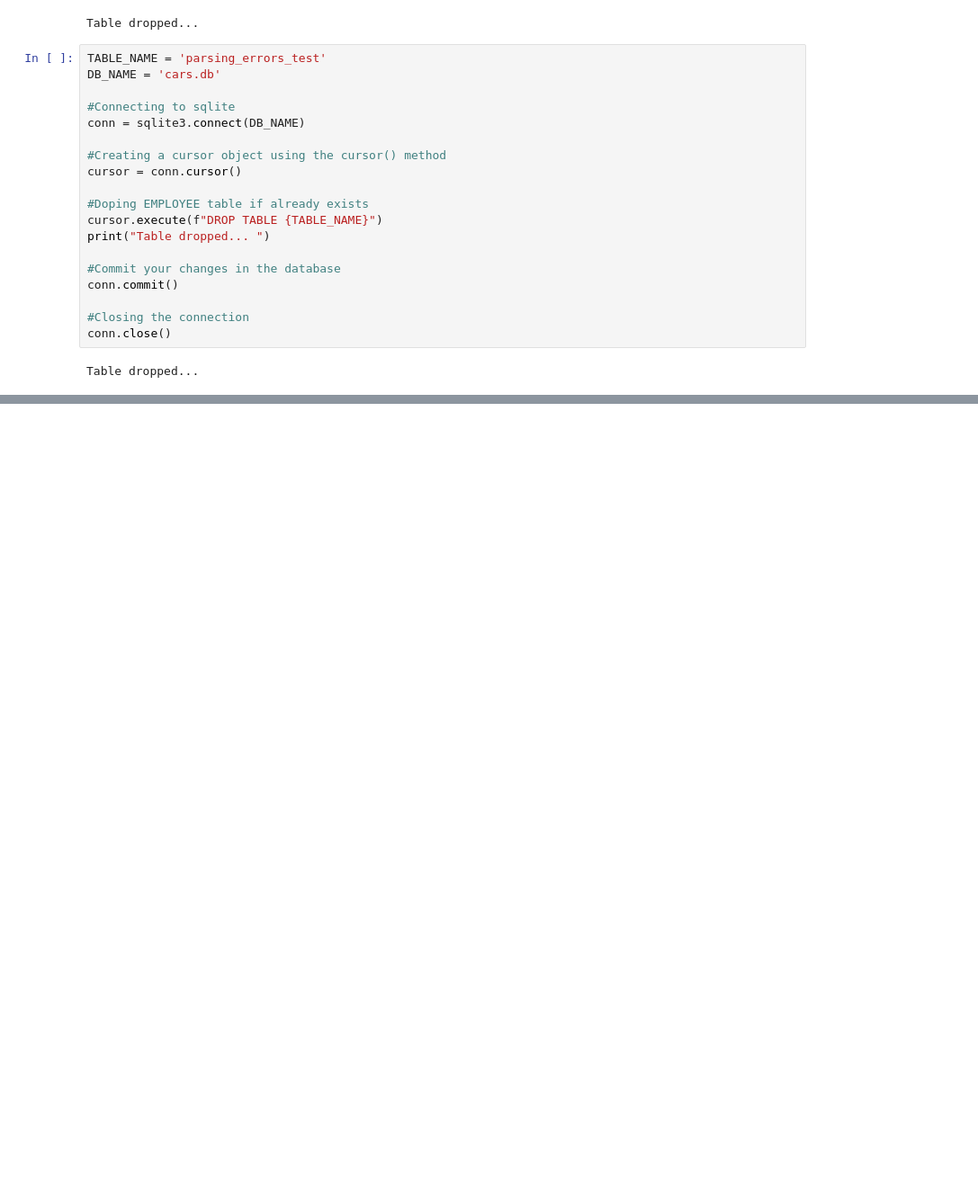
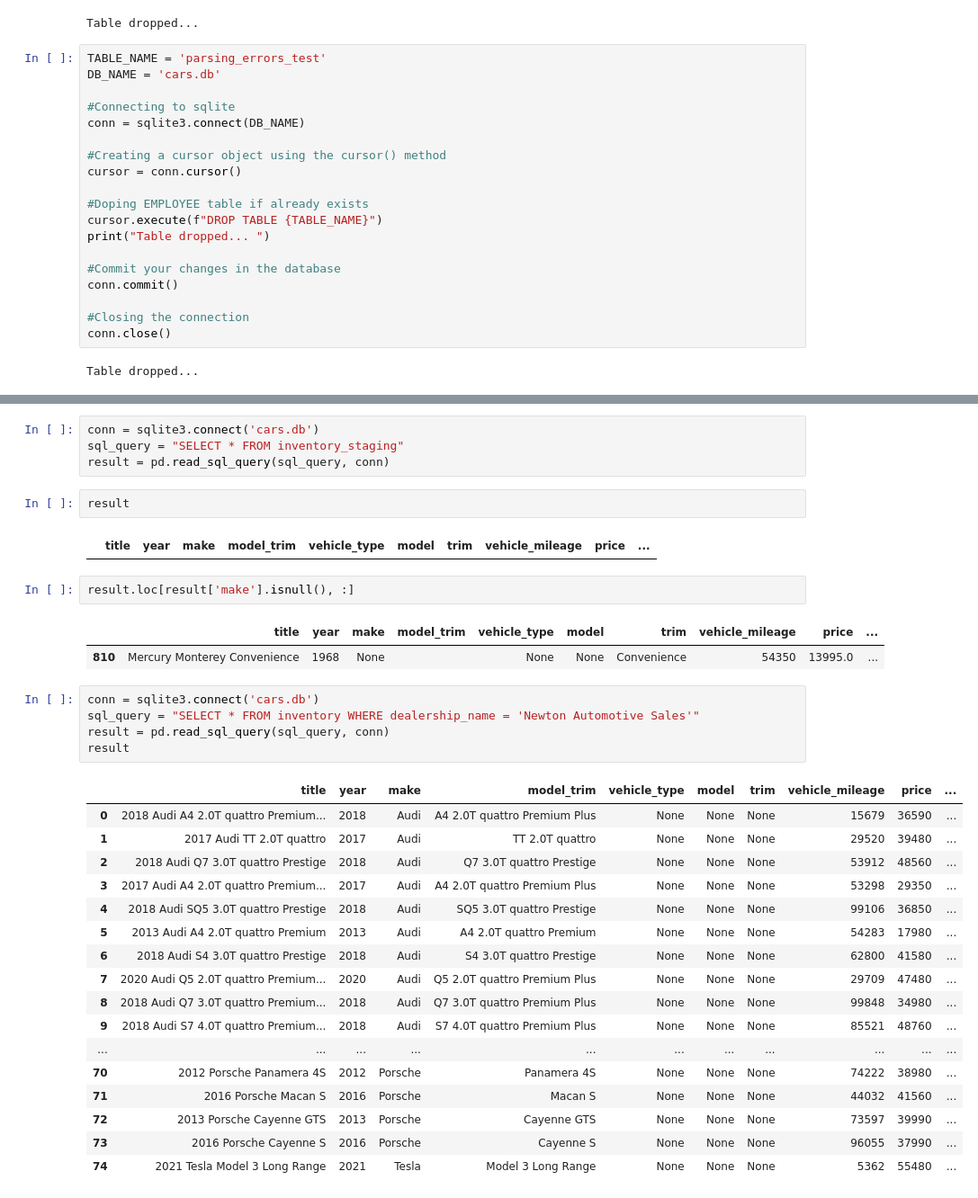
Before and after one commit to dkimhw/inventory-insights, a Jupyter notebook: explore_dealership.ipynb, the cells around one changed output, grey strips where cells are left out. Shown at 90% size. Cells and saved outputs as stored; diff of their text form; blank space fills up the shorter version.

```diff
--- a/explore_dealership.ipynb
+++ b/explore_dealership.ipynb
@@ -741,0 +774,36 @@ add_data_to_sqlite3(DB_NAME, ERROR_TBL_NAME, error_df)
+# %%
+conn = sqlite3.connect('cars.db')
+sql_query = "SELECT * FROM inventory_staging"
+result = pd.read_sql_query(sql_query, conn)
+# %%
+result
+# %% [output]
+|  | title | year | make | model_trim | vehicle_type | model | trim | vehicle_mileage | price | ... |
+# %%
+result.loc[result['make'].isnull(), :]
+# %% [output]
+|  | title | year | make | model_trim | vehicle_type | model | trim | vehicle_mileage | price | ... |
+| 810 | Mercury Monterey Convenience | 1968 | None |  | None | None | Convenience | 54350 | 13995.0 | ... |
+# %%
+conn = sqlite3.connect('cars.db')
+sql_query = "SELECT * FROM inventory WHERE dealership_name = 'Newton Automotive Sales'"
+result = pd.read_sql_query(sql_query, conn)
+result
+# %% [output]
+|  | title | year | make | model_trim | vehicle_type | model | trim | vehicle_mileage | price | ... |
+| 0 | 2018 Audi A4 2.0T quattro Premium... | 2018 | Audi | A4 2.0T quattro Premium Plus | None | None | None | 15679 | 36590 | ... |
+| 1 | 2017 Audi TT 2.0T quattro | 2017 | Audi | TT 2.0T quattro | None | None | None | 29520 | 39480 | ... |
+| 2 | 2018 Audi Q7 3.0T quattro Prestige | 2018 | Audi | Q7 3.0T quattro Prestige | None | None | None | 53912 | 48560 | ... |
+| 3 | 2017 Audi A4 2.0T quattro Premium... | 2017 | Audi | A4 2.0T quattro Premium Plus | None | None | None | 53298 | 29350 | ... |
+| 4 | 2018 Audi SQ5 3.0T quattro Prestige | 2018 | Audi | SQ5 3.0T quattro Prestige | None | None | None | 99106 | 36850 | ... |
+| 5 | 2013 Audi A4 2.0T quattro Premium | 2013 | Audi | A4 2.0T quattro Premium | None | None | None | 54283 | 17980 | ... |
+| 6 | 2018 Audi S4 3.0T quattro Prestige | 2018 | Audi | S4 3.0T quattro Prestige | None | None | None | 62800 | 41580 | ... |
+| 7 | 2020 Audi Q5 2.0T quattro Premium... | 2020 | Audi | Q5 2.0T quattro Premium Plus | None | None | None | 29709 | 47480 | ... |
+| 8 | 2018 Audi Q7 3.0T quattro Premium... | 2018 | Audi | Q7 3.0T quattro Premium Plus | None | None | None | 99848 | 34980 | ... |
+| 9 | 2018 Audi S7 4.0T quattro Premium... | 2018 | Audi | S7 4.0T quattro Premium Plus | None | None | None | 85521 | 48760 | ... |
+| ... | ... | ... | ... | ... | ... | ... | ... | ... | ... | ... |
+| 70 | 2012 Porsche Panamera 4S | 2012 | Porsche | Panamera 4S | None | None | None | 74222 | 38980 | ... |
+| 71 | 2016 Porsche Macan S | 2016 | Porsche | Macan S | None | None | None | 44032 | 41560 | ... |
+| 72 | 2013 Porsche Cayenne GTS | 2013 | Porsche | Cayenne GTS | None | None | None | 73597 | 39990 | ... |
+| 73 | 2016 Porsche Cayenne S | 2016 | Porsche | Cayenne S | None | None | None | 96055 | 37990 | ... |
+| 74 | 2021 Tesla Model 3 Long Range | 2021 | Tesla | Model 3 Long Range | None | None | None | 5362 | 55480 | ... |
```
Also changed, not shown: parts of 27 cells of this notebook, 9 other files.
